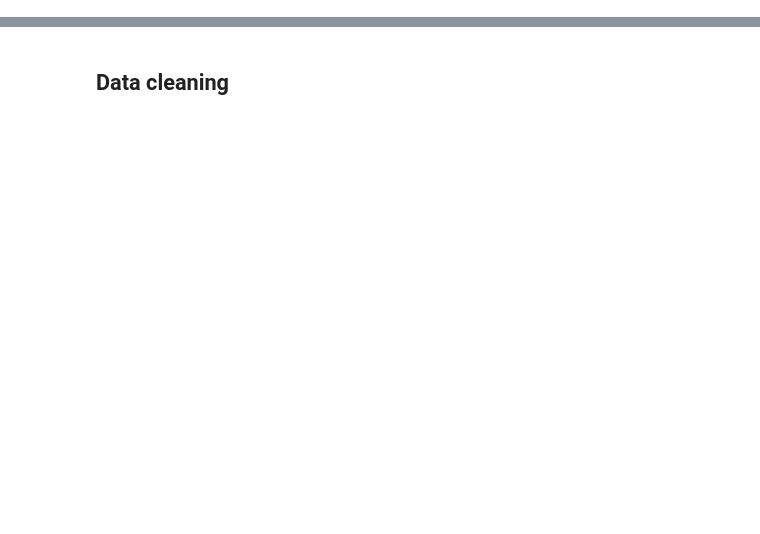
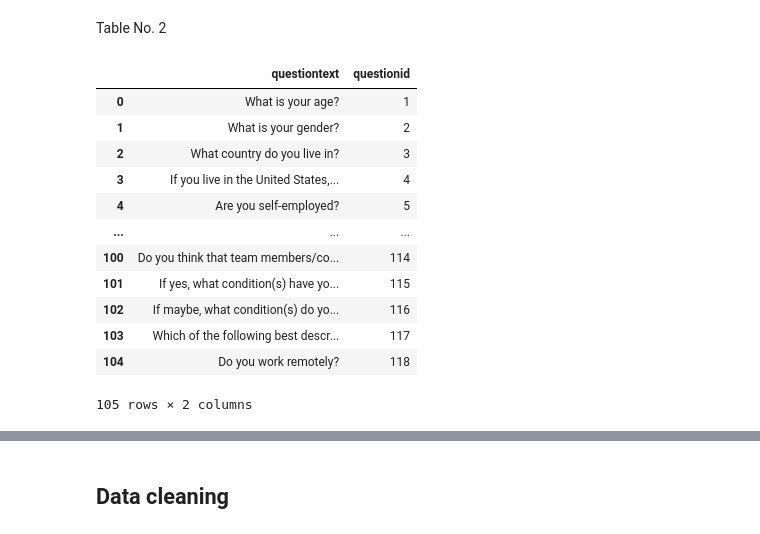
Before and after one commit to ShariYo/Modul2_Sprint1, a Jupyter notebook: project/main.ipynb, the cells around one changed output, grey strips where cells are left out. Cells and saved outputs as stored; diff of their text form; code cells hidden in the pictures; blank space fills up the shorter version.

```diff
--- a/project/main.ipynb
+++ b/project/main.ipynb
@@ -8,0 +25,22 @@ SurveyID are simply year, ie. 2014, 2016, 2017, 2018, 2019
+# %% [markdown]
+Table No. 2
+# %%
+query2 = """
+SELECT *
+FROM Question;
+"""
+pd.read_sql_query(query2, con)
+# %% [output]
+|  | questiontext | questionid |
+| 0 | What is your age? | 1 |
+| 1 | What is your gender? | 2 |
+| 2 | What country do you live in? | 3 |
+| 3 | If you live in the United States,... | 4 |
+| 4 | Are you self-employed? | 5 |
+| ... | ... | ... |
+| 100 | Do you think that team members/co... | 114 |
+| 101 | If yes, what condition(s) have yo... | 115 |
+| 102 | If maybe, what condition(s) do yo... | 116 |
+| 103 | Which of the following best descr... | 117 |
+| 104 | Do you work remotely? | 118 |
+105 rows × 2 columns
```
Also changed, not shown: parts of 20 cells of this notebook.
